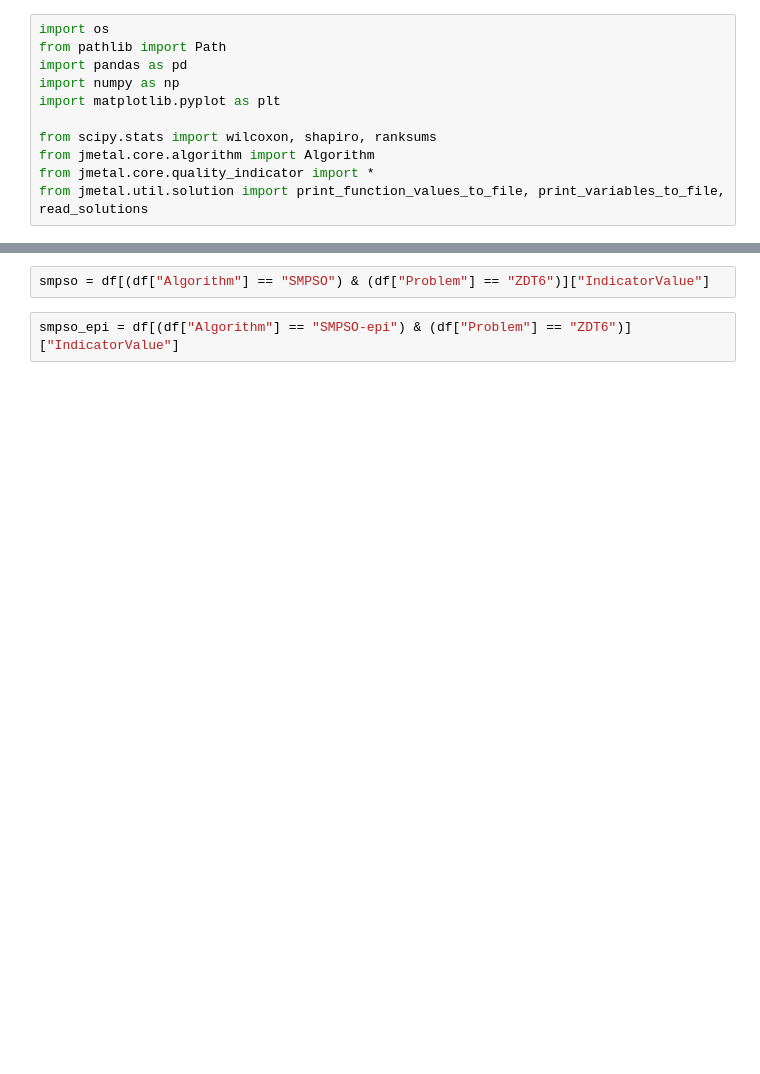
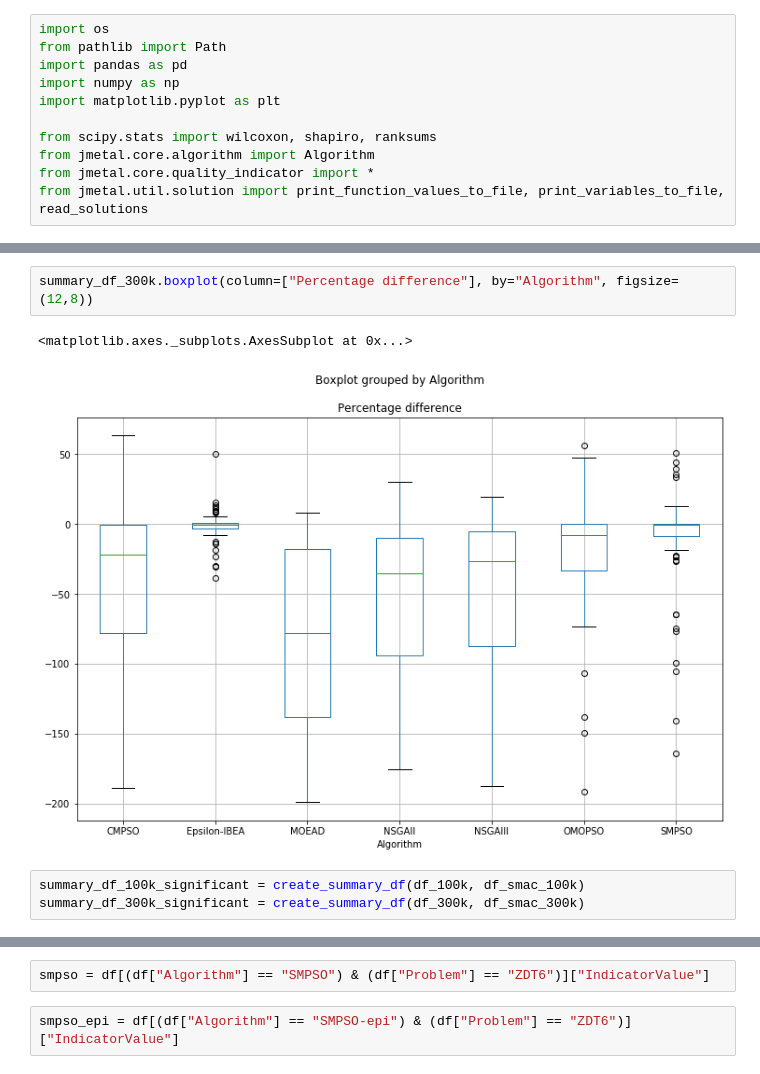
Before and after one commit to 12yuens2/cmlsga-jmetalpy, a Jupyter notebook: SMAC.ipynb, the cells around one changed output, grey strips where cells are left out. Cells and saved outputs as stored; diff of their text form; blank space fills up the shorter version.

```diff
--- a/SMAC.ipynb
+++ b/SMAC.ipynb
@@ -71,0 +172,8 @@ for algorithm in algorithms:
+# %%
+summary_df_300k.boxplot(column=["Percentage difference"], by="Algorithm", figsize=(12,8))
+# %% [output]
+<matplotlib.axes._subplots.AxesSubplot at 0x...>
+[figure, added]
+# %%
+summary_df_100k_significant = create_summary_df(df_100k, df_smac_100k)
+summary_df_300k_significant = create_summary_df(df_300k, df_smac_300k)
```
Also changed, not shown: parts of 18 cells of this notebook.
